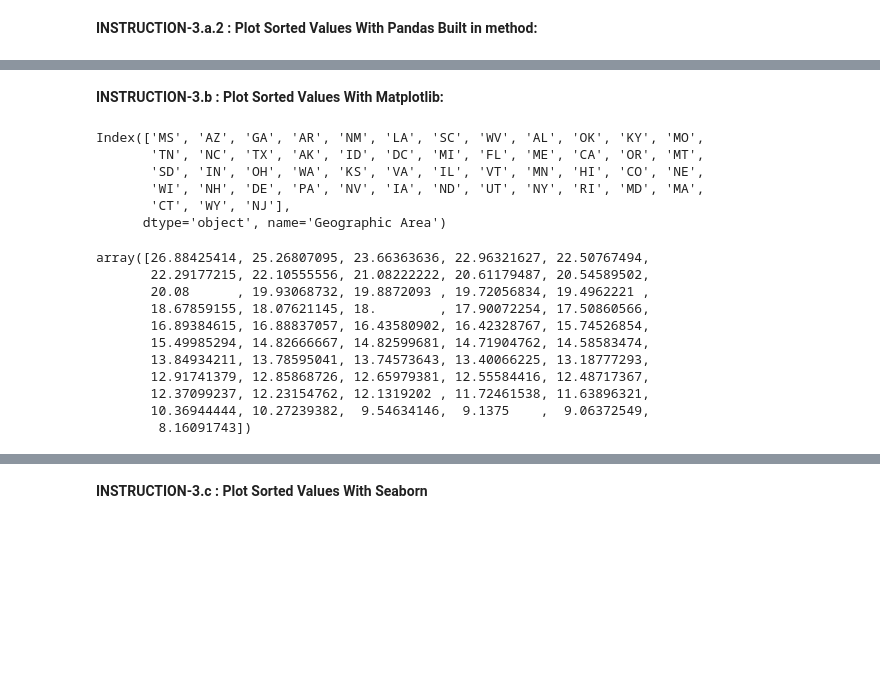
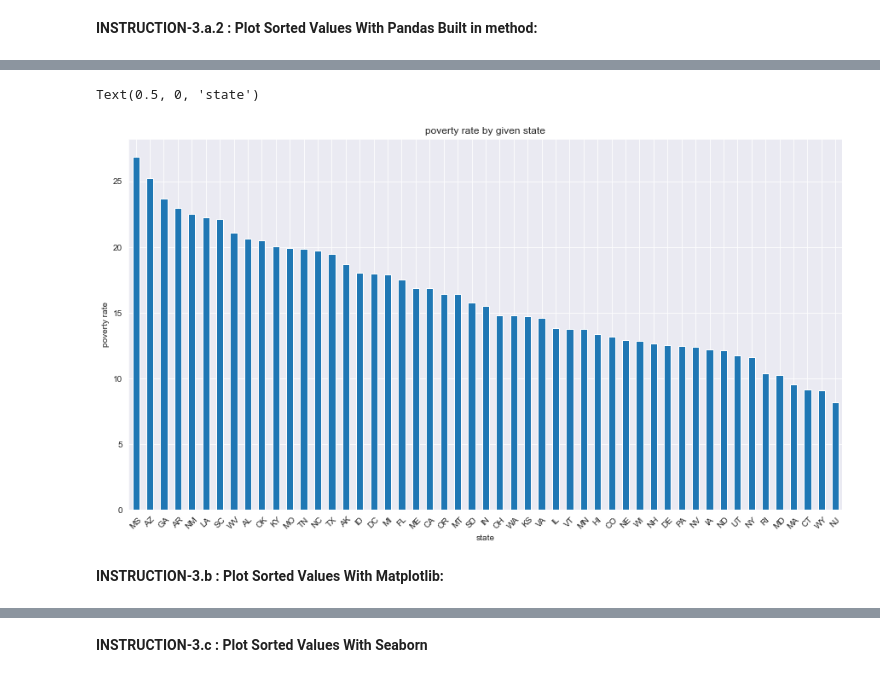
Before and after one commit to mkdtycl96/PoliceKill_Project, a Jupyter notebook: USA_Fatal_Police_Shoot_Analyse_student_version.ipynb, the cells around one changed output, grey strips where cells are left out. Saved outputs shown, nothing was run; the diff lists cells and outputs as text; code cells hidden in the pictures; blank space fills up the shorter version.

```diff
--- a/USA_Fatal_Police_Shoot_Analyse_student_version.ipynb
+++ b/USA_Fatal_Police_Shoot_Analyse_student_version.ipynb
@@ -86,3 +126,12 @@ Text(0, 0.5, 'Poverty Rate')
+# %%
+pr.groupby("Geographic Area").poverty_rate.mean().sort_values(ascending=False).plot.bar(figsize=(15,8))
+plt.xticks(rotation=45);
+plt.title("poverty rate by given state")
+plt.ylabel("poverty rate")
+plt.xlabel("state")
+# %% [output]
+Text(0.5, 0, 'state')
+[figure, added]
 # %% [markdown]
 **INSTRUCTION-3.b : Plot Sorted Values With Matplotlib:**
 # %%
@@ -90,23 +138,0 @@ poverty = pr.groupby("Geographic Area").poverty_rate.mean().sort_values(ascendin
-# %%
-poverty.index
-# %% [output]
-Index(['MS', 'AZ', 'GA', 'AR', 'NM', 'LA', 'SC', 'WV', 'AL', 'OK', 'KY', 'MO',
-       'TN', 'NC', 'TX', 'AK', 'ID', 'DC', 'MI', 'FL', 'ME', 'CA', 'OR', 'MT',
-       'SD', 'IN', 'OH', 'WA', 'KS', 'VA', 'IL', 'VT', 'MN', 'HI', 'CO', 'NE',
-       'WI', 'NH', 'DE', 'PA', 'NV', 'IA', 'ND', 'UT', 'NY', 'RI', 'MD', 'MA',
-       'CT', 'WY', 'NJ'],
-      dtype='object', name='Geographic Area')
-# %%
-poverty.values
-# %% [output]
-array([26.88425414, 25.26807095, 23.66363636, 22.96321627, 22.50767494,
-       22.29177215, 22.10555556, 21.08222222, 20.61179487, 20.54589502,
-       20.08      , 19.93068732, 19.8872093 , 19.72056834, 19.4962221 ,
-       18.67859155, 18.07621145, 18.        , 17.90072254, 17.50860566,
-       16.89384615, 16.88837057, 16.43580902, 16.42328767, 15.74526854,
-       15.49985294, 14.82666667, 14.82599681, 14.71904762, 14.58583474,
-       13.84934211, 13.78595041, 13.74573643, 13.40066225, 13.18777293,
-       12.91741379, 12.85868726, 12.65979381, 12.55584416, 12.48717367,
-       12.37099237, 12.23154762, 12.1319202 , 11.72461538, 11.63896321,
-       10.36944444, 10.27239382,  9.54634146,  9.1375    ,  9.06372549,
-        8.16091743])
```
Also changed, not shown: parts of 141 cells of this notebook.
